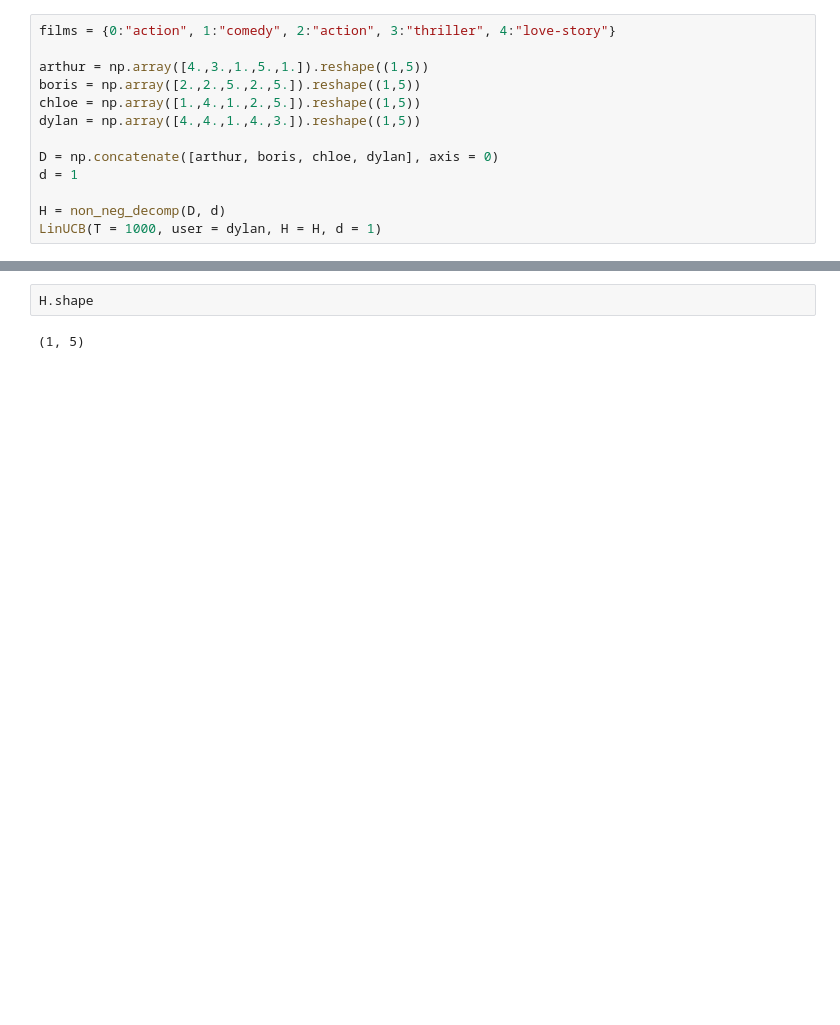
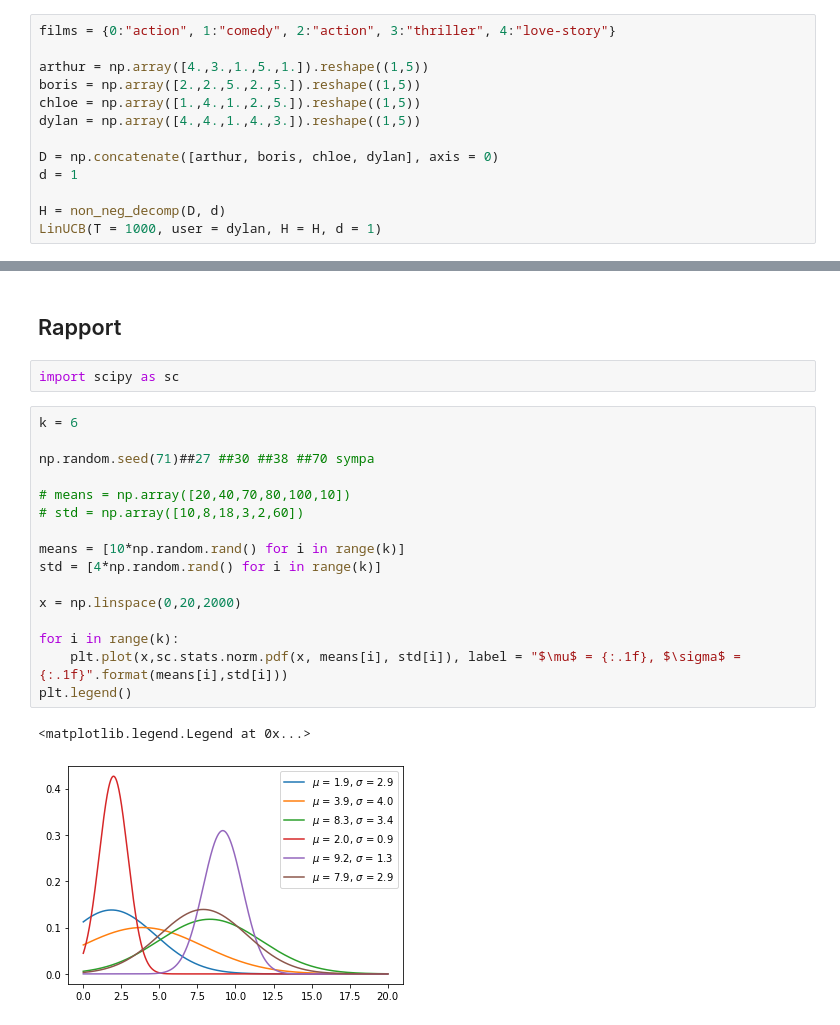
Before and after one commit to hassan-el-mansouri-khoudari/linear-bandits-movie-recommender, a Jupyter notebook: ucb_notebook.ipynb, the cells around one changed output, grey strips where cells are left out. Drawn from its saved outputs; the diff is of its cells as text; blank space fills up the shorter version.

```diff
--- a/ucb_notebook.ipynb
+++ b/ucb_notebook.ipynb
@@ -247,4 +269,23 @@ LinUCB(T = 1000, user = dylan, H = H, d = 1)
-# %%
-H.shape
-# %% [output]
-(1, 5)
+# %% [markdown]
+## Rapport
+# %%
+import scipy as sc
+# %%
+k = 6
+
+np.random.seed(71)##27 ##30 ##38 ##70 sympa
+
+# means = np.array([20,40,70,80,100,10])
+# std = np.array([10,8,18,3,2,60])
+
+means = [10*np.random.rand() for i in range(k)]
+std = [4*np.random.rand() for i in range(k)]
+
+x = np.linspace(0,20,2000)
+
+for i in range(k):
+    plt.plot(x,sc.stats.norm.pdf(x, means[i], std[i]), label = "$\mu$ = {:.1f}, $\sigma$ = {:.1f}".format(means[i],std[i]))
+plt.legend()
+# %% [output]
+<matplotlib.legend.Legend at 0x...>
+[figure, added]
```
Also changed, not shown: parts of 4 cells of this notebook.
